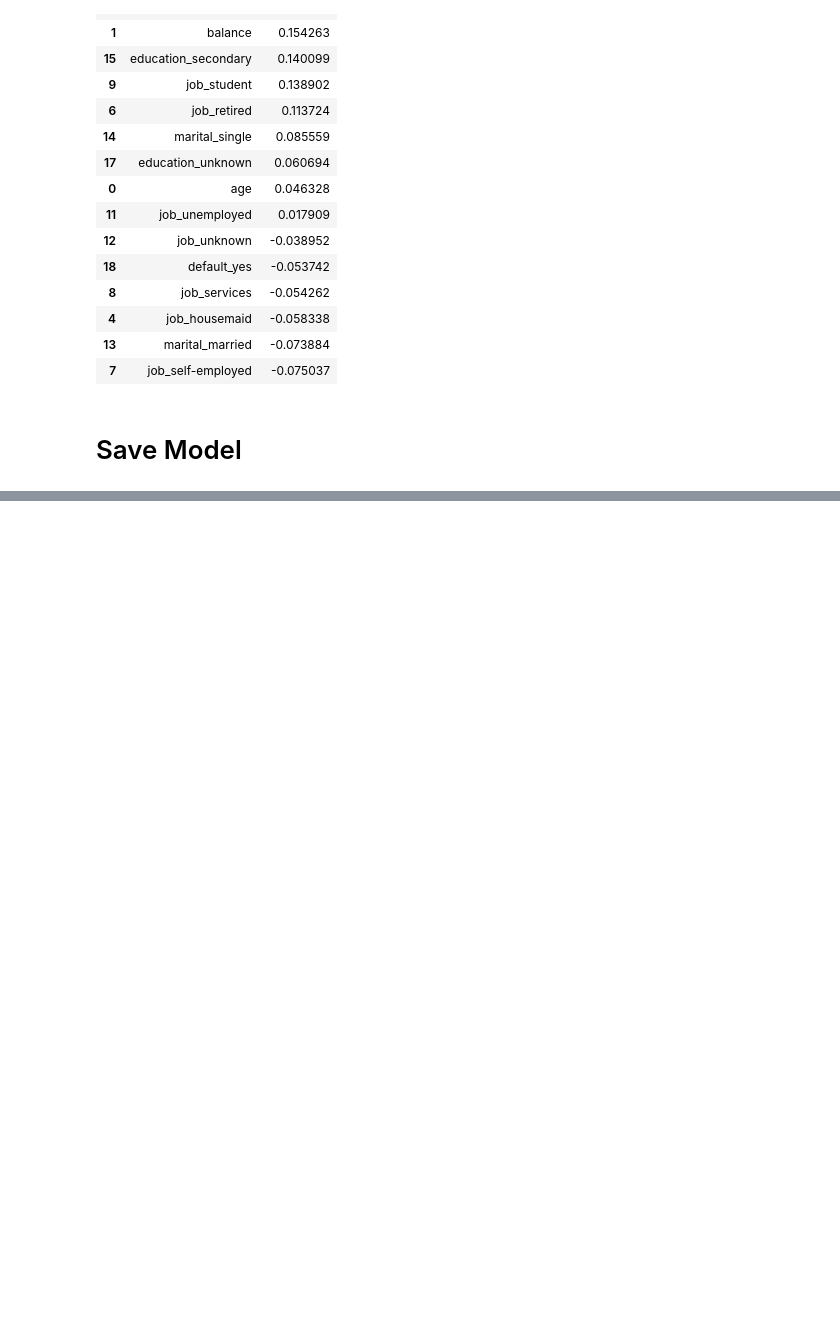
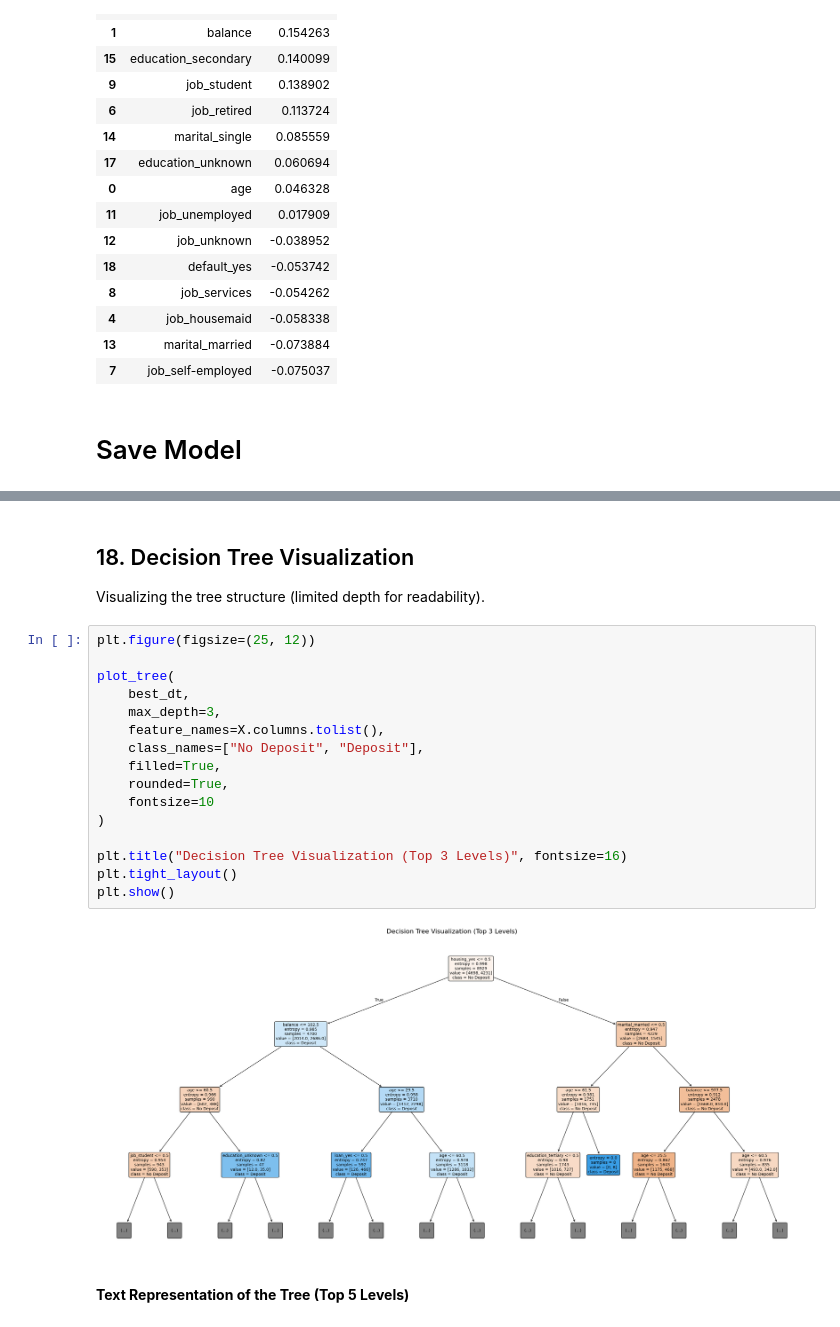
Before and after one commit to ajayspace-bit/Bank-Personal-Loan-Prediction, a Jupyter notebook: Bank Personal Deposit Prediction.ipynb, the cells around one changed output, grey strips where cells are left out. Saved outputs shown, nothing was run; the diff lists cells and outputs as text; blank space fills up the shorter version.

```diff
--- a/Bank Personal Deposit Prediction.ipynb
+++ b/Bank Personal Deposit Prediction.ipynb
@@ -592,0 +822,24 @@ feature_importance.head(15)
+# %% [markdown]
+## 18. Decision Tree Visualization
+
+Visualizing the tree structure (limited depth for readability).
+# %%
+plt.figure(figsize=(25, 12))
+
+plot_tree(
+    best_dt,
+    max_depth=3,
+    feature_names=X.columns.tolist(),
+    class_names=["No Deposit", "Deposit"],
+    filled=True,
+    rounded=True,
+    fontsize=10
+)
+
+plt.title("Decision Tree Visualization (Top 3 Levels)", fontsize=16)
+plt.tight_layout()
+plt.show()
+# %% [output]
+[figure, added]
+# %% [markdown]
+**Text Representation of the Tree (Top 5 Levels)**
```
Also changed, not shown: parts of 30 cells of this notebook, 1 other file.
